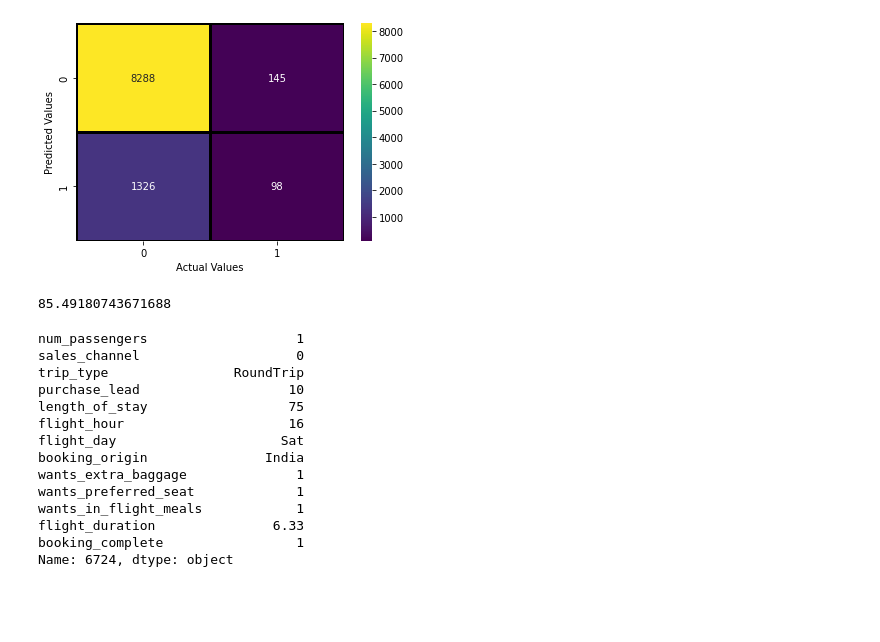
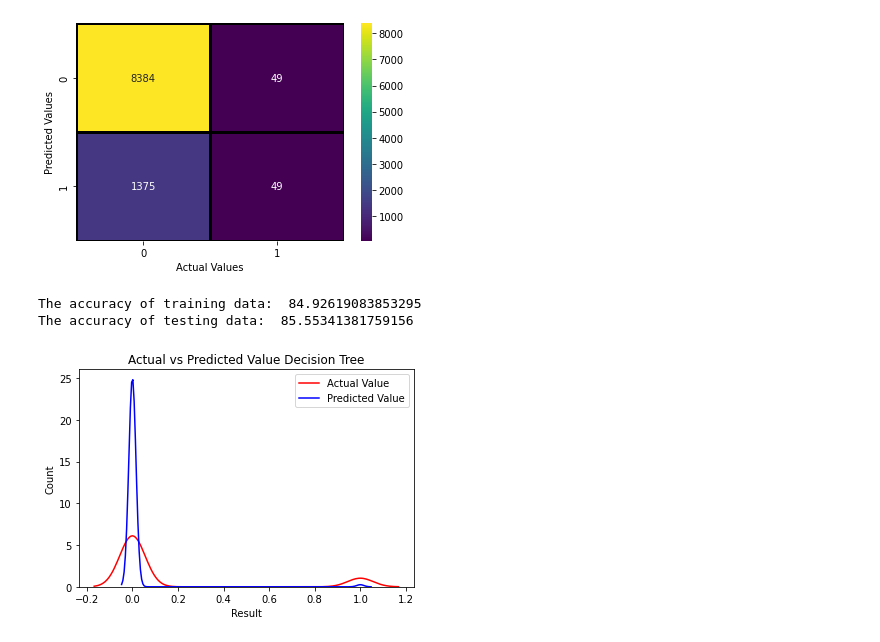
Before and after one commit to j4nilj4ni/Airline-Customer-Holiday-Booking, a Jupyter notebook: Airline Customer Holiday Booking.ipynb, the cells around one changed output. Saved outputs shown, nothing was run; the diff lists cells and outputs as text; code cells hidden in the pictures; blank space fills up the shorter version.

```diff
--- a/Airline Customer Holiday Booking.ipynb
+++ b/Airline Customer Holiday Booking.ipynb
@@ -269,7 +269,7 @@ X_train.head()
 from sklearn.linear_model import LogisticRegression
 from sklearn.tree import DecisionTreeClassifier
 from sklearn.ensemble import RandomForestClassifier
-from sklearn.preprocessing import OneHotEncoder,StandardScaler,OrdinalEncoder
+from sklearn.preprocessing import OneHotEncoder,StandardScaler,OrdinalEncoder,FunctionTransformer
 from sklearn.compose import ColumnTransformer
 from sklearn.pipeline import Pipeline
 
@@ -277,7 +277,9 @@ ohe_encoding = ColumnTransformer(transformers=[
     ('ohe',OneHotEncoder(drop='first',sparse=False,handle_unknown='ignore'),[2,6,7])
 ],remainder='passthrough')
 
-algo = DecisionTreeClassifier(criterion='gini',max_depth=8)
+
+algo = DecisionTreeClassifier(criterion='gini',max_depth=9,splitter='random',
+                             min_samples_split=500,random_state=2)
 # %%
 pipe = Pipeline([
     ('step1',ohe_encoding),
@@ -313,10 +313,21 @@ plt.show()
 # %%
 train_pred = pipe.predict(X_train)
 acc_score_train = accuracy_score(y_train,train_pred)
-# %%
-acc_score_train*100
-# %% [output]
-85.49180743671688
+# %%
+print("The accuracy of training data: ",acc_score_train*100)
+print("The accuracy of testing data: ",accuracy*100)
+# %% [output]
+The accuracy of training data:  84.92619083853295
+The accuracy of testing data:  85.55341381759156
+# %%
+ax = sns.distplot(y_test,color='r',label='Actual Value',hist=False)
+sns.distplot(y_pred,color='b',label='Predicted Value',hist=False,ax=ax)
+plt.title('Actual vs Predicted Value Decision Tree')
+plt.legend()
+plt.xlabel('Result')
+plt.ylabel('Count');
+# %% [output]
+[figure, added]
 # %%
 import pickle
 # %%
@@ -325,20 +336,3 @@ pickle.dump(airline,open('airline.pkl','wb'))
 # %%
 pickled_model = pickle.load(open('pipe.pkl','rb'))
 airline_model = pickle.load(open('airline.pkl','rb'))
-# %%
-airline.iloc[6724]
-# %% [output]
-num_passengers                   1
-sales_channel                    0
-trip_type                RoundTrip
-purchase_lead                   10
-length_of_stay                  75
-flight_hour                     16
-flight_day                     Sat
-booking_origin               India
-wants_extra_baggage              1
-wants_preferred_seat             1
-wants_in_flight_meals            1
-flight_duration               6.33
-booking_complete                 1
-Name: 6724, dtype: object
```
Also changed, not shown: parts of 6 cells of this notebook, 1 other file.
